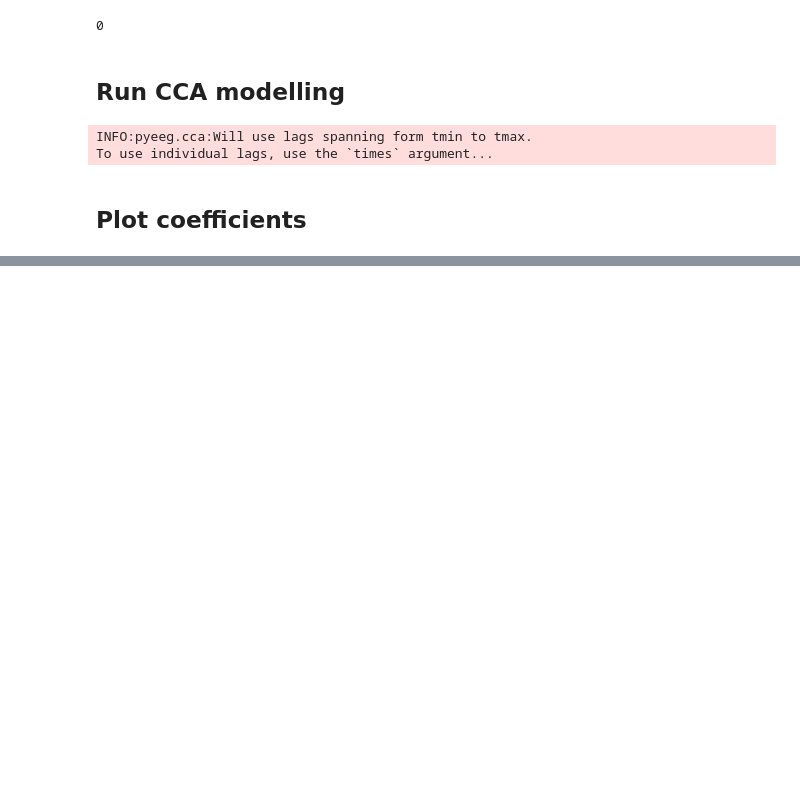
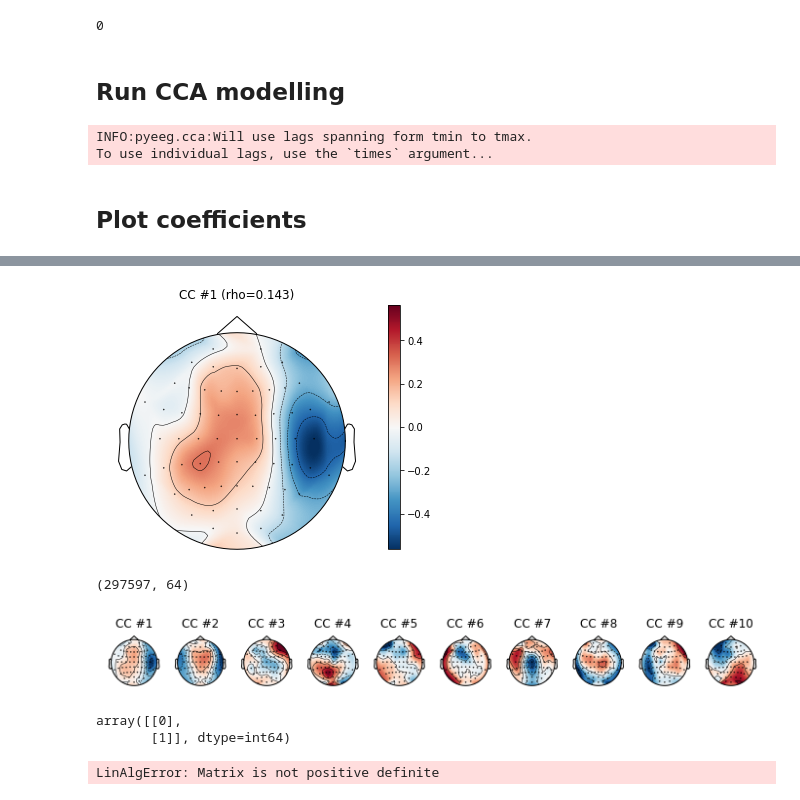
Before and after one commit to Hugo-W/pyEEG, a Jupyter notebook: examples/CCA_envelope_p4.ipynb, the cells around one changed output, grey strips where cells are left out. Saved outputs shown, nothing was run; the diff lists cells and outputs as text; code cells hidden in the pictures; blank space fills up the shorter version.

```diff
--- a/examples/CCA_envelope_p4.ipynb
+++ b/examples/CCA_envelope_p4.ipynb
@@ -120,0 +121,8 @@ cca.plot_spatial_filter(info,0)
+# %%
+cca.plot_corr(cca.X, cca.y, info)
+# %% [output]
+[figure, added]
+# %%
+y.shape
+# %% [output]
+(297597, 64)
@@ -120,0 +135,9 @@ cca.plot_spatial_filter(info,0)
+# %%
+n_comps = 10
+_, ax = plt.subplots(nrows=1, ncols=n_comps, figsize=(12,8))
+for c in range(n_comps):
+    im, _ = mne.viz.plot_topomap(a_map[:, c], info, axes=ax[c], show=False)
+    ax[c].set(title=r"CC #{:d}".format(c + 1))
+    #plt.colorbar(im)
+# %% [output]
+[figure, added]
@@ -120,0 +148,10 @@ cca.plot_spatial_filter(info,0)
+# %%
+_is_SPD(C)
+np.argwhere(np.linalg.eigvalsh(y.T @ y) < 0)
+# %% [output]
+array([[0],
+       [1]], dtype=int64)
+# %%
+np.linalg.cholesky(y.T @ y)
+# %% [output]
+LinAlgError: Matrix is not positive definite
```
Also changed, not shown: parts of 10 cells of this notebook, 13 other files.
